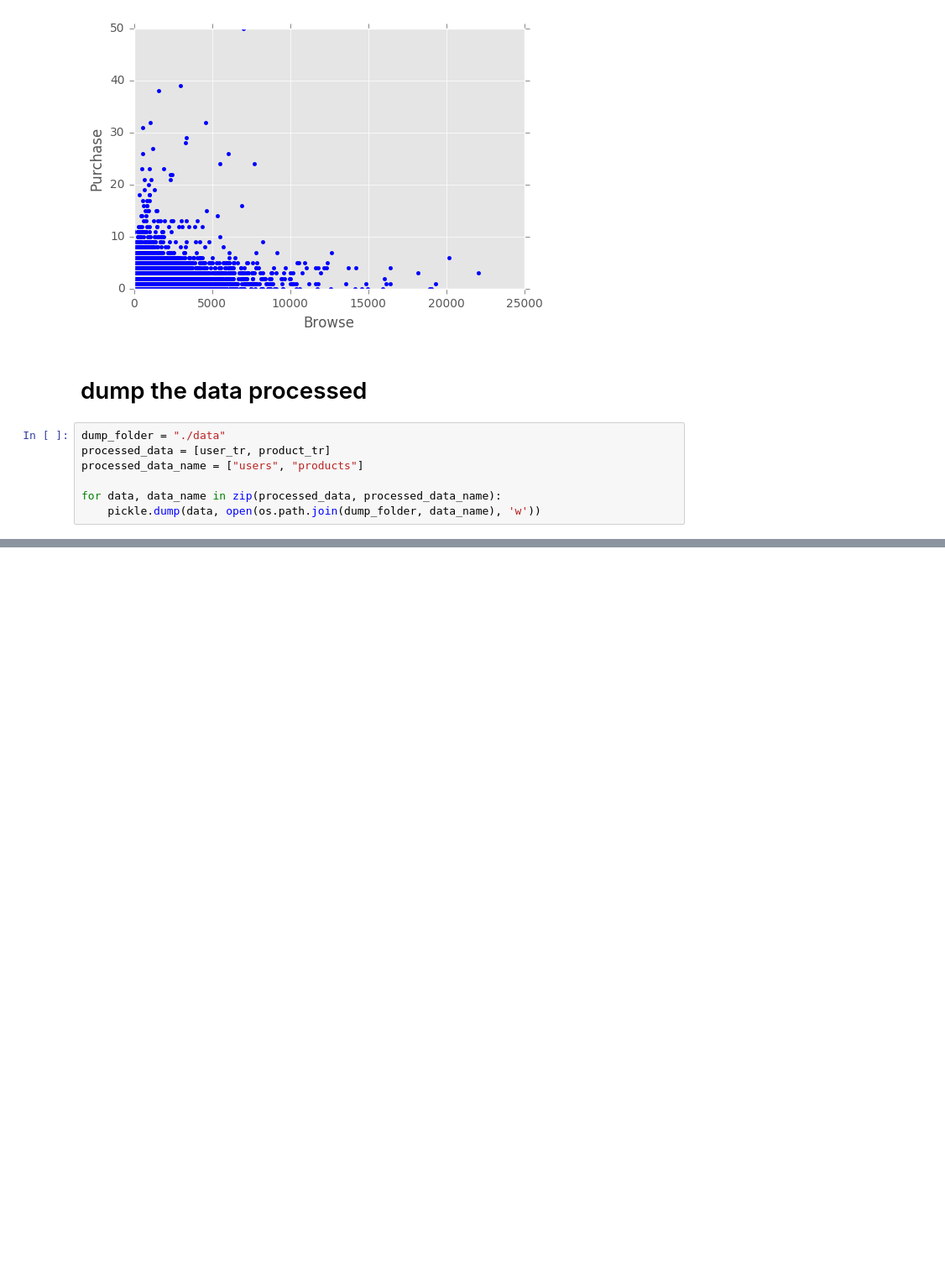
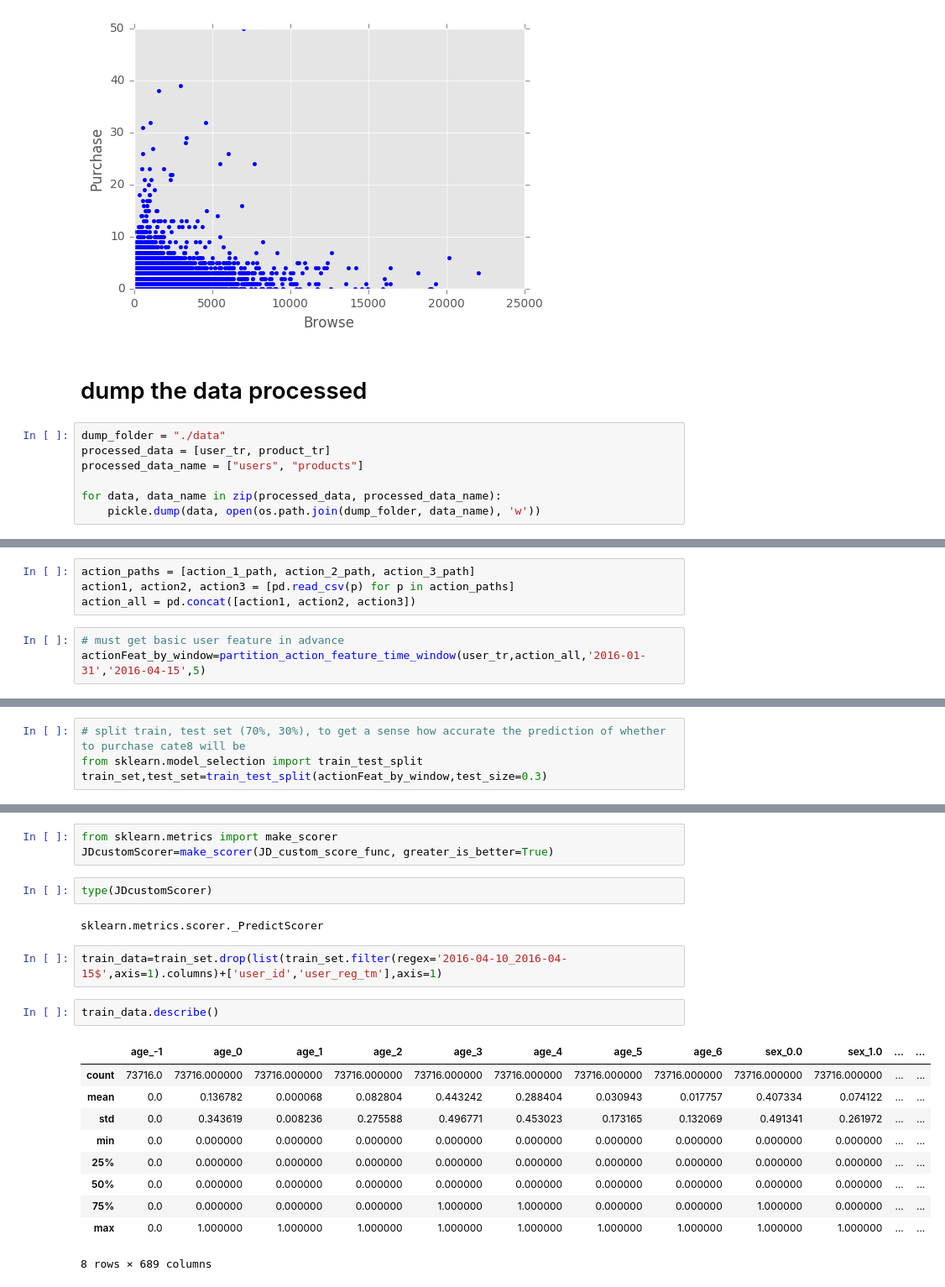
Before and after one commit to 4everer/GZY_JData, a Jupyter notebook: dataETL.ipynb, the cells around one changed output, grey strips where cells are left out. Shown at 84% size. Cells and saved outputs as stored; diff of their text form; blank space fills up the shorter version.

Commit message:
analyze action data using onehot encoding plus time window. Known bug: custom score does not work

```diff
--- a/dataETL.ipynb
+++ b/dataETL.ipynb
@@ -404,0 +485,7 @@ for data, data_name in zip(processed_data, processed_data_name):
+# %%
+action_paths = [action_1_path, action_2_path, action_3_path]
+action1, action2, action3 = [pd.read_csv(p) for p in action_paths]
+action_all = pd.concat([action1, action2, action3])
+# %%
+# must get basic user feature in advance
+actionFeat_by_window=partition_action_feature_time_window(user_tr,action_all,'2016-01-31','2016-04-15',5)
@@ -404,0 +508,4 @@ for data, data_name in zip(processed_data, processed_data_name):
+# %%
+# split train, test set (70%, 30%), to get a sense how accurate the prediction of whether to purchase cate8 will be
+from sklearn.model_selection import train_test_split
+train_set,test_set=train_test_split(actionFeat_by_window,test_size=0.3)
@@ -404,0 +535,22 @@ for data, data_name in zip(processed_data, processed_data_name):
+# %%
+from sklearn.metrics import make_scorer
+JDcustomScorer=make_scorer(JD_custom_score_func, greater_is_better=True)
+# %%
+type(JDcustomScorer)
+# %% [output]
+sklearn.metrics.scorer._PredictScorer
+# %%
+train_data=train_set.drop(list(train_set.filter(regex='2016-04-10_2016-04-15$',axis=1).columns)+['user_id','user_reg_tm'],axis=1)
+# %%
+train_data.describe()
+# %% [output]
+|  | age_-1 | age_0 | age_1 | age_2 | age_3 | age_4 | age_5 | age_6 | sex_0.0 | sex_1.0 | ... | ... |
+| count | 73716.0 | 73716.000000 | 73716.000000 | 73716.000000 | 73716.000000 | 73716.000000 | 73716.000000 | 73716.000000 | 73716.000000 | 73716.000000 | ... | ... |
+| mean | 0.0 | 0.136782 | 0.000068 | 0.082804 | 0.443242 | 0.288404 | 0.030943 | 0.017757 | 0.407334 | 0.074122 | ... | ... |
+| std | 0.0 | 0.343619 | 0.008236 | 0.275588 | 0.496771 | 0.453023 | 0.173165 | 0.132069 | 0.491341 | 0.261972 | ... | ... |
+| min | 0.0 | 0.000000 | 0.000000 | 0.000000 | 0.000000 | 0.000000 | 0.000000 | 0.000000 | 0.000000 | 0.000000 | ... | ... |
+| 25% | 0.0 | 0.000000 | 0.000000 | 0.000000 | 0.000000 | 0.000000 | 0.000000 | 0.000000 | 0.000000 | 0.000000 | ... | ... |
+| 50% | 0.0 | 0.000000 | 0.000000 | 0.000000 | 0.000000 | 0.000000 | 0.000000 | 0.000000 | 0.000000 | 0.000000 | ... | ... |
+| 75% | 0.0 | 0.000000 | 0.000000 | 0.000000 | 1.000000 | 1.000000 | 0.000000 | 0.000000 | 1.000000 | 0.000000 | ... | ... |
+| max | 0.0 | 1.000000 | 1.000000 | 1.000000 | 1.000000 | 1.000000 | 1.000000 | 1.000000 | 1.000000 | 1.000000 | ... | ... |
+8 rows × 689 columns
```
Also changed, not shown: parts of 22 cells of this notebook, 1 other file.
